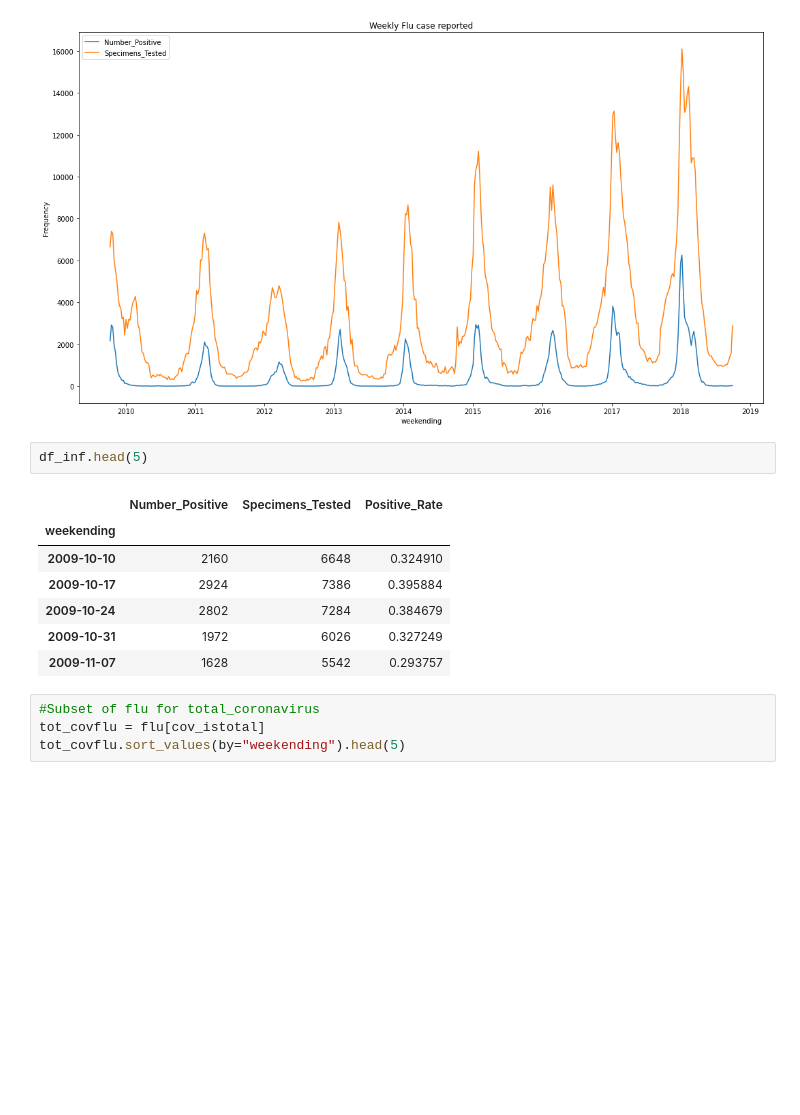
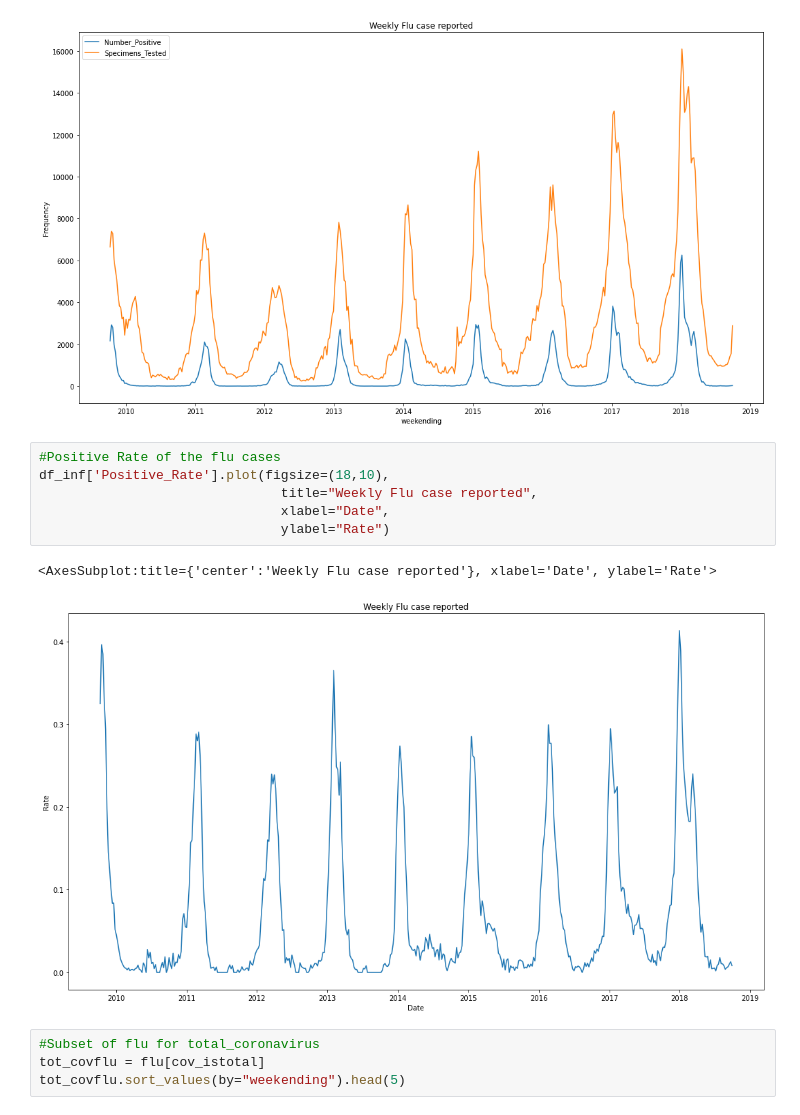
Before and after one commit to danypark91/ts_sarimax, a Jupyter notebook: flu.ipynb, the cells around one changed output. Drawn from its saved outputs; the diff is of its cells as text; blank space fills up the shorter version.

```diff
--- a/flu.ipynb
+++ b/flu.ipynb
@@ -145,16 +145,15 @@ plt.legend()
 # %% [output]
 <matplotlib.legend.Legend at 0x...>
 [figure]
-# %%
-df_inf.head(5)
-# %% [output]
-|  | Number_Positive | Specimens_Tested | Positive_Rate |
-| weekending |  |  |  |
-| 2009-10-10 | 2160 | 6648 | 0.324910 |
-| 2009-10-17 | 2924 | 7386 | 0.395884 |
-| 2009-10-24 | 2802 | 7284 | 0.384679 |
-| 2009-10-31 | 1972 | 6026 | 0.327249 |
-| 2009-11-07 | 1628 | 5542 | 0.293757 |
+# %%
+#Positive Rate of the flu cases
+df_inf['Positive_Rate'].plot(figsize=(18,10),
+                               title="Weekly Flu case reported",
+                               xlabel="Date",
+                               ylabel="Rate")
+# %% [output]
+<AxesSubplot:title={'center':'Weekly Flu case reported'}, xlabel='Date', ylabel='Rate'>
+[figure, added]
 # %%
 #Subset of flu for total_coronavirus
 tot_covflu = flu[cov_istotal]
```
